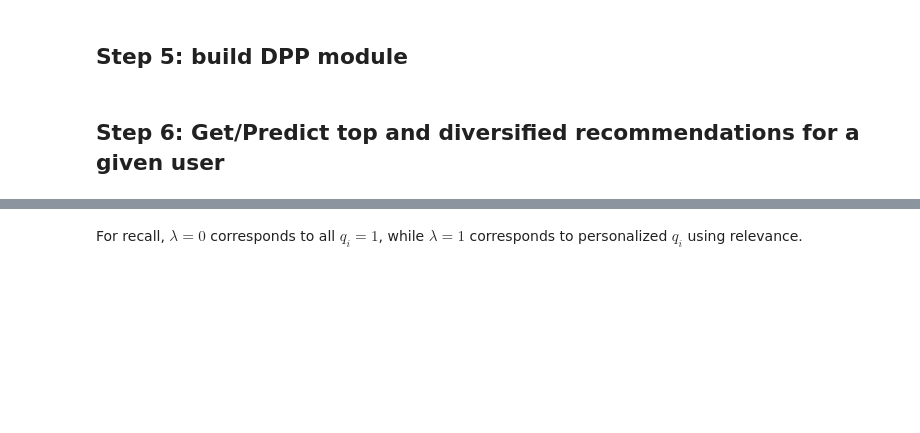
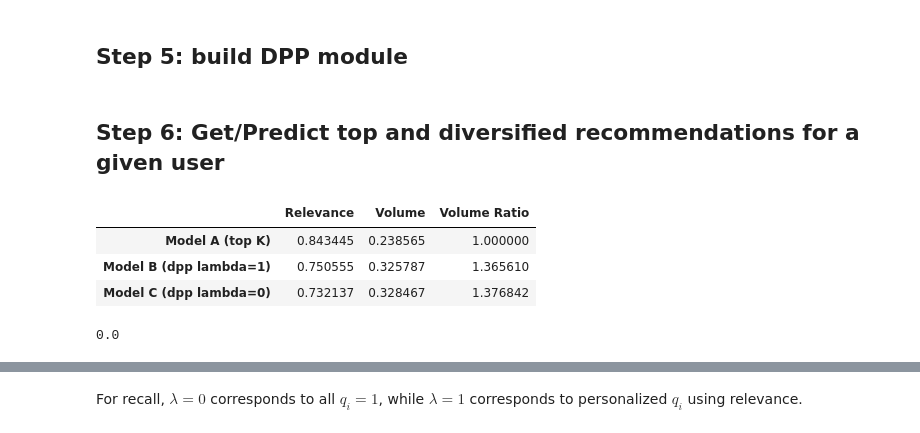
Before and after one commit to pass-culture/dpp-paper-demo, a Jupyter notebook: main.ipynb, the cells around one changed output, grey strips where cells are left out. Saved outputs shown, nothing was run; the diff lists cells and outputs as text; code cells hidden in the pictures; blank space fills up the shorter version.

```diff
--- a/main.ipynb
+++ b/main.ipynb
@@ -323,10 +264,13 @@ index = tfrs.layers.factorized_top_k.BruteForce(model.user_model, k=100)
 index.index_from_dataset(
   tf.data.Dataset.zip((movies_ds.batch(1000), movies_ds.batch(1000).map(model.movie_model)))
 )
+df_movies_plots
 
 # Get recommendations.
-scores, titles = index(tf.constant(["0"] * 100))  # Can't believe this is needed to fix the shape of the placeholder
-displayed = '\n'.join(map(str, titles[0, :10].numpy()))
-print(f"Recommendations for user 0: {displayed}")
-print(scores[0][:5])
+user_id="14"
+scores, titles = index(tf.constant([user_id] * 100))  # Get top 100 movies for user_id
+
+# Display first 10 movie recommendation
+displayed = '\n'.join([title.decode("utf-8") +",  "+str(score) for title, score in zip(titles[0, :10].numpy() , scores[0, :10].numpy())])
+print(f"Top 10 recommendations for user {user_id}: \n\nMovie name, score: \n{displayed}")
 # %% [output]
@@ -419,3 +397,49 @@ displayed_results.loc['Model A (top $K$)', 'Volume'] = volume_top_k
+# %%
+users_list = user_model.layers[0].get_vocabulary()
+users_weights = user_model.layers[1].get_weights()[0].astype(np.float32)
+user_embedding_dict = {x: y for x, y in zip(users_list, users_weights)}
+user_ids = np.random.choice(users_list, 100) # sample 100 random users
+
+
+results_top_k, scores_top_k, results_k_dpp_lambda_1, scores_dpp_lambda_1 =  retrieval(15, user_ids, user_embedding_dict, _lambda=1)
+results_top_k, scores_top_k, results_k_dpp_lambda_0, scores_dpp_lambda_0 =  retrieval(15, user_ids, user_embedding_dict, _lambda=0)
+
+# Compute volumes
+X_top_k = np.stack([get_ordered_semantic_embedding(results_top_k[i]) for i in range(results_top_k.shape[0])])
+volume_top_k = np.nan_to_num(np.linalg.det(X_top_k @ np.transpose(X_top_k, (0, 2, 1))) ** 0.5, 0.).mean()
+
+X_dpp_lambda_1 = np.stack([get_ordered_semantic_embedding(results_k_dpp_lambda_1[i]) for i in range(results_k_dpp_lambda_1.shape[0])])
+volume_dpp_lambda_1 = np.nan_to_num(np.linalg.det(X_dpp_lambda_1 @ np.transpose(X_dpp_lambda_1, (0, 2, 1))) ** 0.5, 0.).mean()
+
+X_dpp_lambda_0 = np.stack([get_ordered_semantic_embedding(results_k_dpp_lambda_0[i]) for i in range(results_k_dpp_lambda_0.shape[0])])
+volume_dpp_lambda_0 = np.nan_to_num(np.linalg.det(X_dpp_lambda_0 @ np.transpose(X_dpp_lambda_0, (0, 2, 1))) ** 0.5, 0.).mean()
+
+# put metrics in a dataframe
+displayed_results = pd.DataFrame()
+displayed_results.loc['Model A (top K)', 'Relevance'] = scores_top_k.mean()
+displayed_results.loc['Model B (dpp lambda=1)', 'Relevance'] = scores_dpp_lambda_1.mean()
+displayed_results.loc['Model C (dpp lambda=0)', 'Relevance'] = scores_dpp_lambda_0.mean()
+
+displayed_results.loc['Model A (top K)', 'Volume'] = volume_top_k
+displayed_results.loc['Model B (dpp lambda=1)', 'Volume'] = volume_dpp_lambda_1
+displayed_results.loc['Model C (dpp lambda=0)', 'Volume'] = volume_dpp_lambda_0
+
+displayed_results.loc['Model A (top K)', 'Volume Ratio'] = volume_top_k / volume_top_k
+displayed_results.loc['Model B (dpp lambda=1)', 'Volume Ratio'] = volume_dpp_lambda_1 / volume_top_k
+displayed_results.loc['Model C (dpp lambda=0)', 'Volume Ratio'] = volume_dpp_lambda_0 / volume_top_k
+
+display(displayed_results)
+# %% [output]
+|  | Relevance | Volume | Volume Ratio |
+| Model A (top K) | 0.843445 | 0.238565 | 1.000000 |
+| Model B (dpp lambda=1) | 0.750555 | 0.325787 | 1.365610 |
+| Model C (dpp lambda=0) | 0.732137 | 0.328467 | 1.376842 |
+# %%
+# Volume of all items in the semantic space
+A = np.array(df_movies_plots.plot_semantic_embedding.tolist())
+np.nan_to_num(np.linalg.det(A @ np.transpose(A)) ** 0.5, 0.).mean()
+# %% [output]
+0.0
 # %%
 from tqdm import tqdm
 
```
Also changed, not shown: parts of 30 cells of this notebook.
